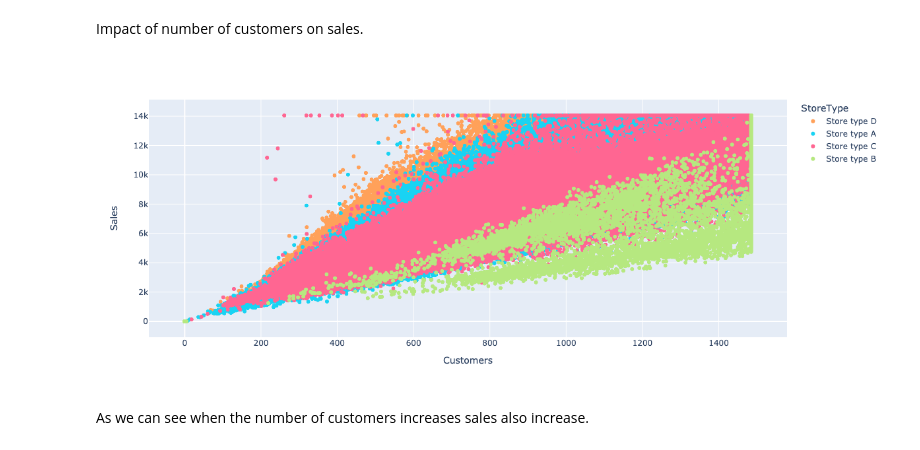
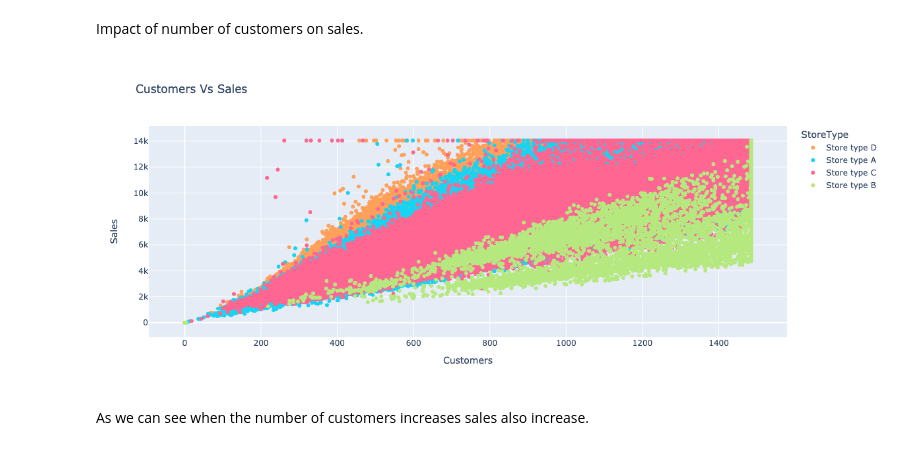
Before and after one commit to eandualem/PharmaceuticalSalesPrediction, a Jupyter notebook: notebooks/2.0 exploration.ipynb, the cells around one changed output. Saved outputs shown, nothing was run; the diff lists cells and outputs as text; code cells hidden in the pictures.

```diff
--- a/notebooks/2.0 exploration.ipynb
+++ b/notebooks/2.0 exploration.ipynb
@@ -282,12 +282,15 @@ Impact of number of customers on sales.
 # %%
 df["StoreType"] = df["StoreType"].apply(lambda x: stores_types[x])
 df = df.sort_values(by='Day', ascending=False)
+# %%
+df = df.sort_values(by='Month', ascending=False)
 # %%
 fig = px.scatter(df, x="Customers", y="Sales", color="StoreType",
-                 color_discrete_sequence=colors)
+                 color_discrete_sequence=colors, title="Customers Vs Sales")
 Image(pio.to_image(fig, format='png', width=1200))
+# fig.show()
 # %% [output]
-[figure, old version]
+[figure, new version]
 # %% [markdown]
 As we can see when the number of customers increases sales also increase.
 # %% [markdown]
```
Also changed, not shown: parts of 5 cells of this notebook, 1 other file.
